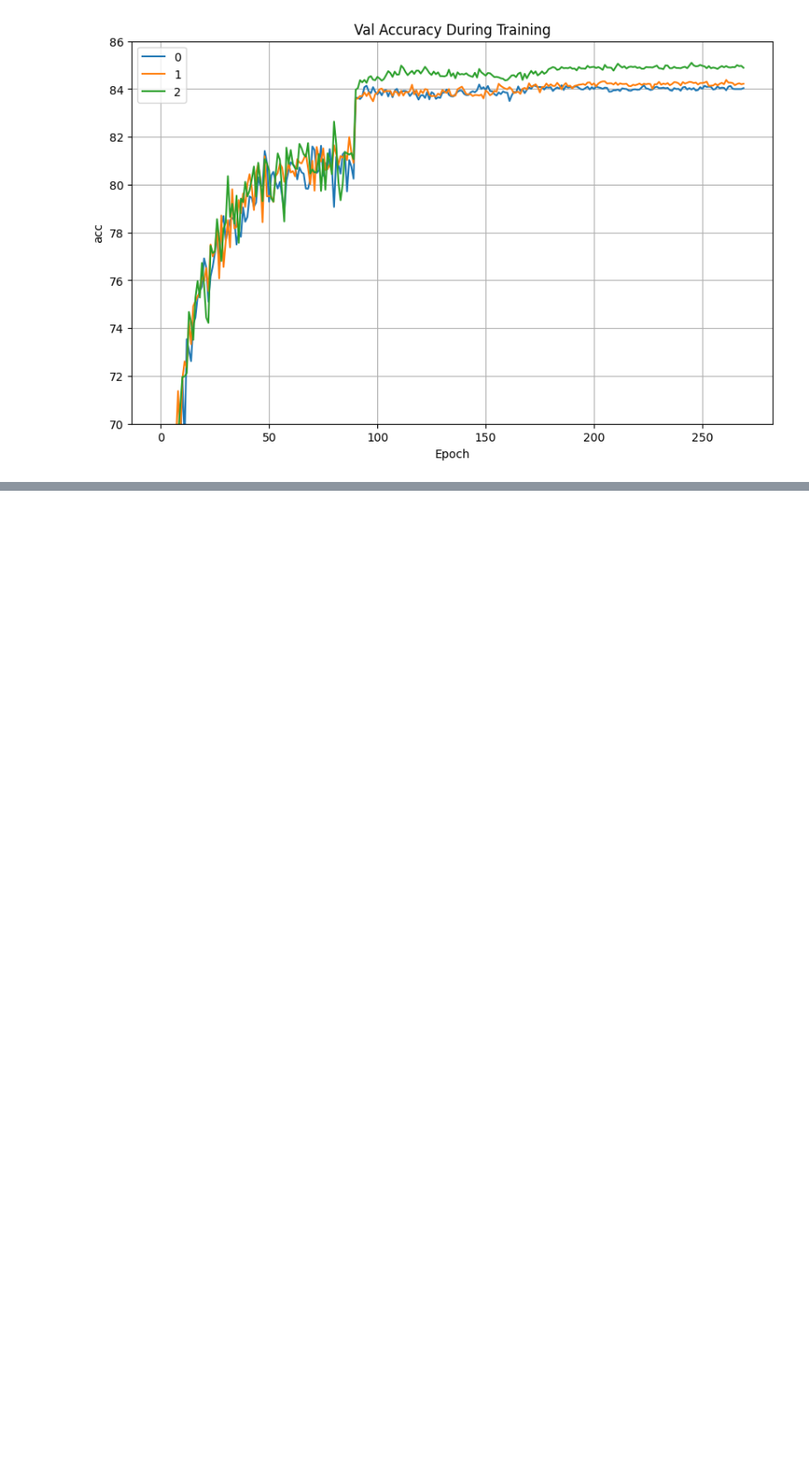
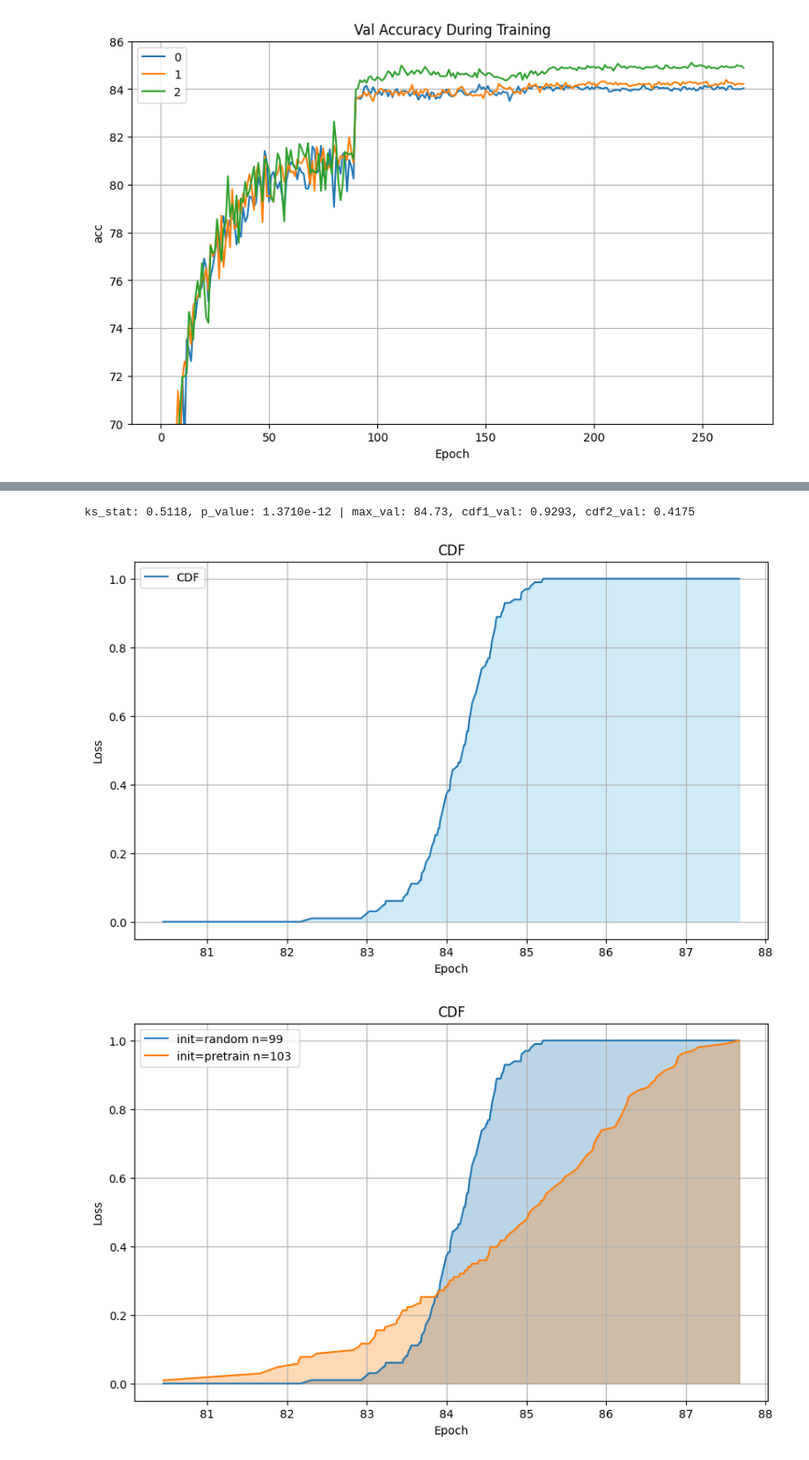
Before and after one commit to drothermel/dr_gen, a Jupyter notebook: notebooks/calc_metrics.ipynb, the cells around one changed output, grey strips where cells are left out. Shown at 88% size. Cells and saved outputs as stored; diff of their text form; code cells hidden in the pictures; blank space fills up the shorter version.

```diff
--- a/notebooks/calc_metrics.ipynb
+++ b/notebooks/calc_metrics.ipynb
@@ -806,0 +455,49 @@ ks_stat: 1.0000, p_value: 1.4509e-11 | max_val: 81.10, cdf1_val: 1.0000, cdf2_va
+# %%
+all_kvs, all_split_vals, _ = rp.get_selected_combo(
+    good_runs,
+    all_runs_metrics,
+    sweep_info,
+    kv_select={
+        'epochs': '270',
+        #'model.weights': 'None',
+        'optim.lr': '0.1',
+        'optim.weight_decay': '0.0001',
+    },
+    splits=['train', 'val'],
+    ignore_keys=["optim.step_size", "epochs"],
+)
+stats1_ind100 = pu.get_runs_data_stats_ind(
+    all_split_vals['val'][0],
+    ind=100
+)
+stats2_ind100 = pu.get_runs_data_stats_ind(
+    all_split_vals['val'][1],
+    ind=100,
+)
+results = ks.calculate_ks_for_run_sets(
+    stats1_ind100['vals'],
+    stats2_ind100['vals'],
+)
+pu.plot_cdf(
+    pu.get_plt_cfg(),
+    results['all_vals'],
+    results['cdf1'],
+)
+pu.plot_cdfs(
+    pu.get_plt_cfg(
+        labels=[
+            rplt.kvs_to_str(
+                [(k, v) for k, v in kvs if k == "model.weights"]
+            ) + f" n={ns[i]} " for i, kvs in enumerate(all_kvs)
+        ],
+    ),
+    results['all_vals'],
+    [
+        results['cdf1'],
+        results['cdf2'],
+    ]
+)
+# %% [output]
+ks_stat: 0.5118, p_value: 1.3710e-12 | max_val: 84.73, cdf1_val: 0.9293, cdf2_val: 0.4175
+[figure, added]
+[figure, added]
```
Also changed, not shown: parts of 59 cells of this notebook, 5 other files.
